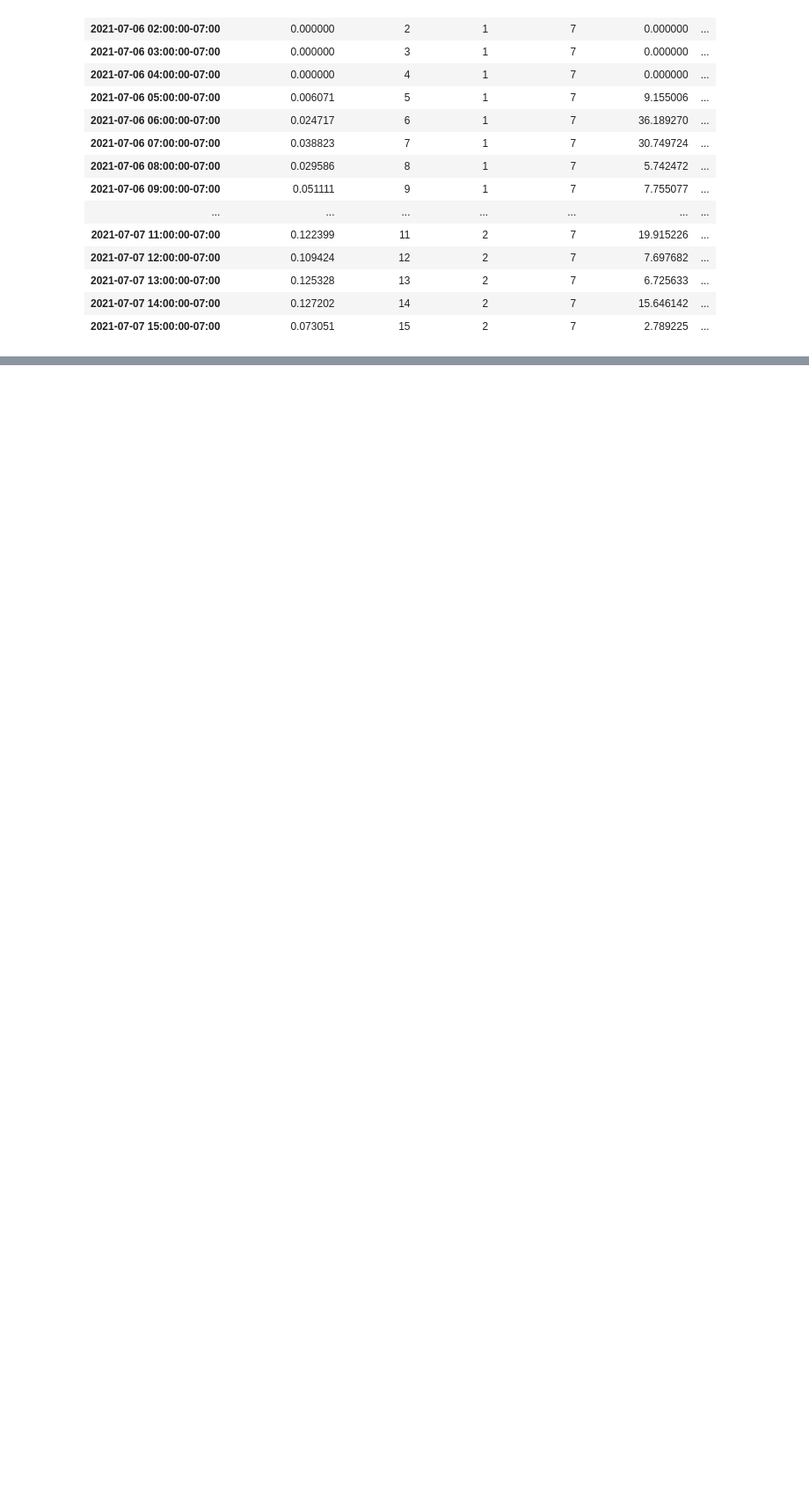
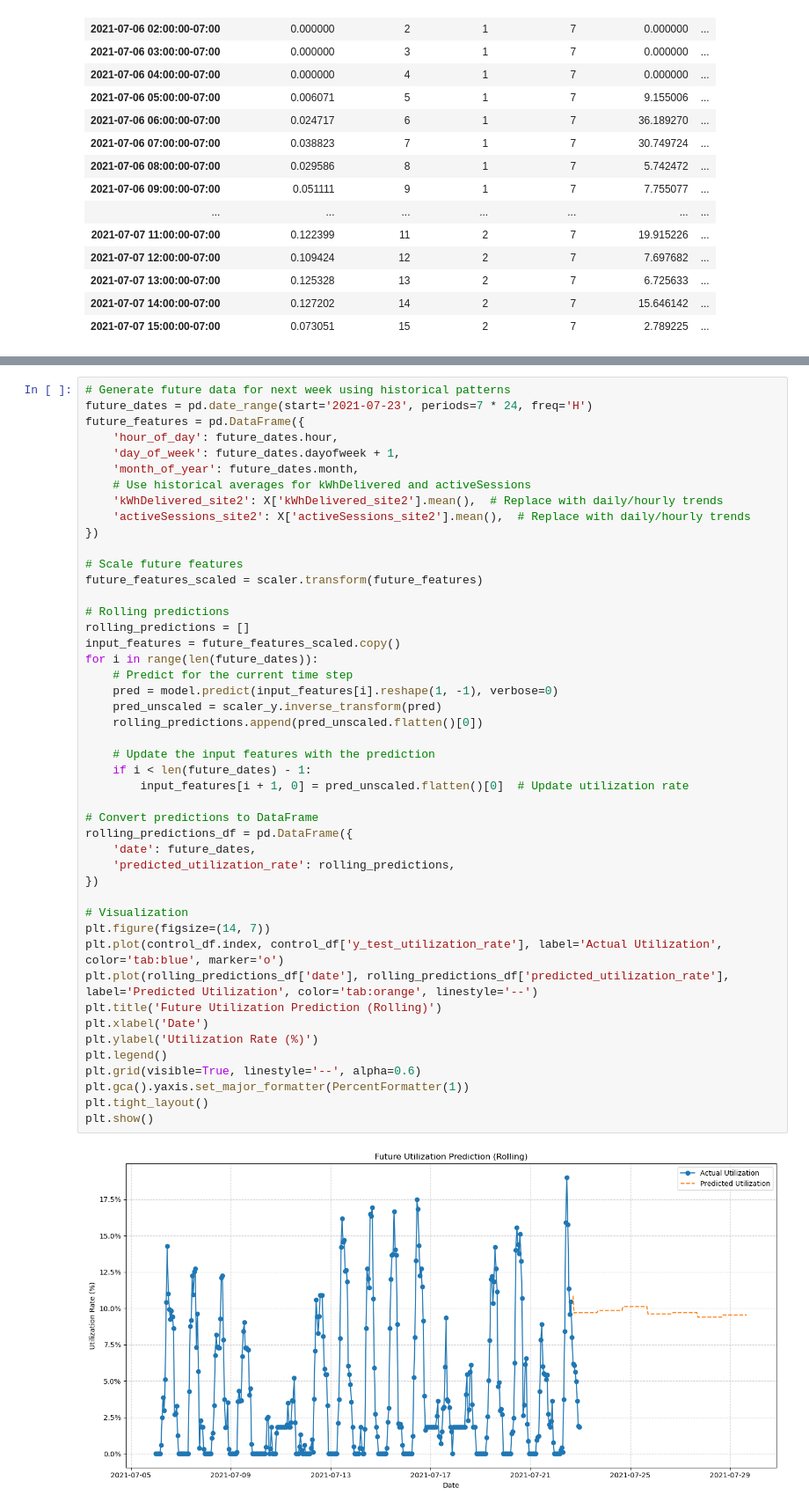
Before and after one commit to pmoll01/AA2024_Groupwork_DynamoData, a Jupyter notebook: chs-code.ipynb, the cells around one changed output, grey strips where cells are left out. Shown at 88% size. Drawn from its saved outputs; the diff is of its cells as text; blank space fills up the shorter version.

Commit message:
NN_pred

```diff
--- a/chs-code.ipynb
+++ b/chs-code.ipynb
@@ -455,0 +480,48 @@ plt.show()
+# %%
+# Generate future data for next week using historical patterns
+future_dates = pd.date_range(start='2021-07-23', periods=7 * 24, freq='H')
+future_features = pd.DataFrame({
+    'hour_of_day': future_dates.hour,
+    'day_of_week': future_dates.dayofweek + 1,
+    'month_of_year': future_dates.month,
+    # Use historical averages for kWhDelivered and activeSessions
+    'kWhDelivered_site2': X['kWhDelivered_site2'].mean(),  # Replace with daily/hourly trends
+    'activeSessions_site2': X['activeSessions_site2'].mean(),  # Replace with daily/hourly trends
+})
+
+# Scale future features
+future_features_scaled = scaler.transform(future_features)
+
+# Rolling predictions
+rolling_predictions = []
+input_features = future_features_scaled.copy()
+for i in range(len(future_dates)):
+    # Predict for the current time step
+    pred = model.predict(input_features[i].reshape(1, -1), verbose=0)
+    pred_unscaled = scaler_y.inverse_transform(pred)
+    rolling_predictions.append(pred_unscaled.flatten()[0])
+
+    # Update the input features with the prediction
+    if i < len(future_dates) - 1:
+        input_features[i + 1, 0] = pred_unscaled.flatten()[0]  # Update utilization rate
+
+# Convert predictions to DataFrame
+rolling_predictions_df = pd.DataFrame({
+    'date': future_dates,
+    'predicted_utilization_rate': rolling_predictions,
+})
+
+# Visualization
+plt.figure(figsize=(14, 7))
+plt.plot(control_df.index, control_df['y_test_utilization_rate'], label='Actual Utilization', color='tab:blue', marker='o')
+plt.plot(rolling_predictions_df['date'], rolling_predictions_df['predicted_utilization_rate'], label='Predicted Utilization', color='tab:orange', linestyle='--')
+plt.title('Future Utilization Prediction (Rolling)')
+plt.xlabel('Date')
+plt.ylabel('Utilization Rate (%)')
+plt.legend()
+plt.grid(visible=True, linestyle='--', alpha=0.6)
+plt.gca().yaxis.set_major_formatter(PercentFormatter(1))
+plt.tight_layout()
+plt.show()
+# %% [output]
+[figure, added]
```
Also changed, not shown: parts of 17 cells of this notebook.
